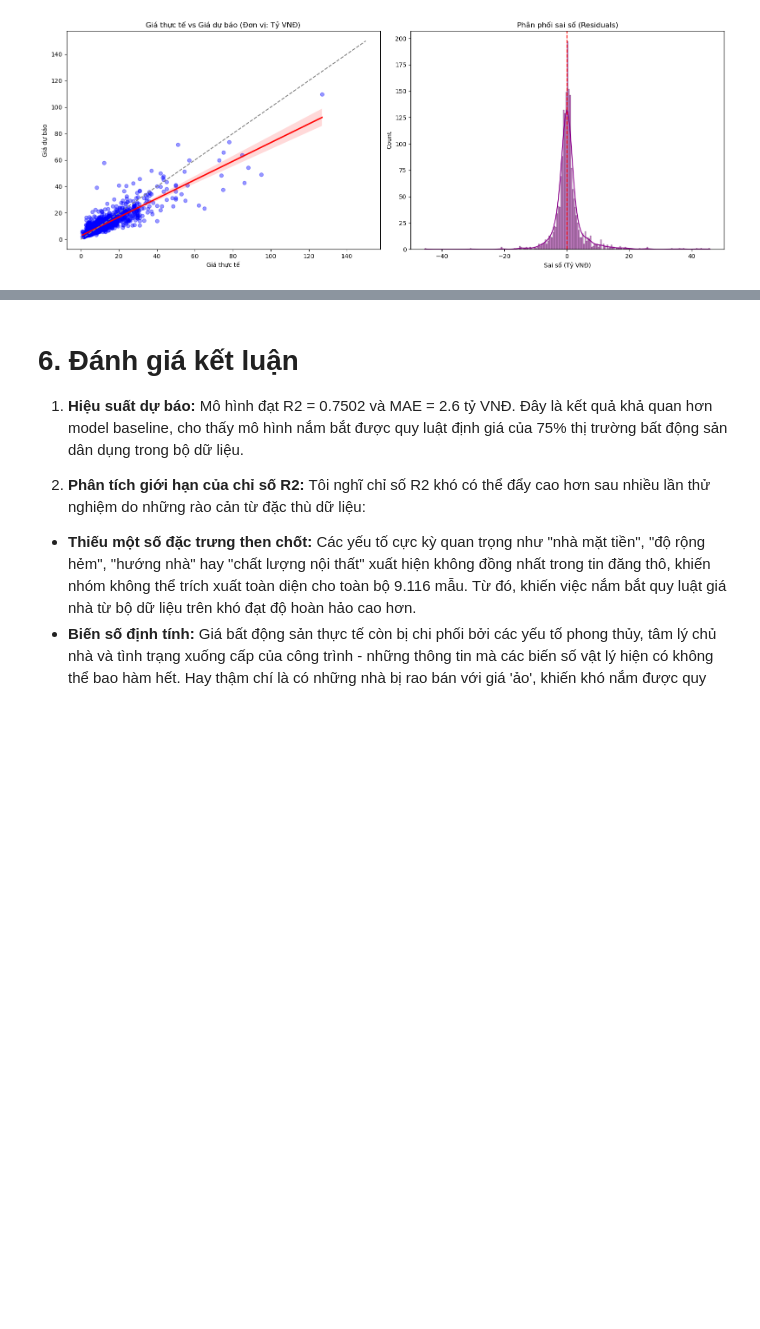
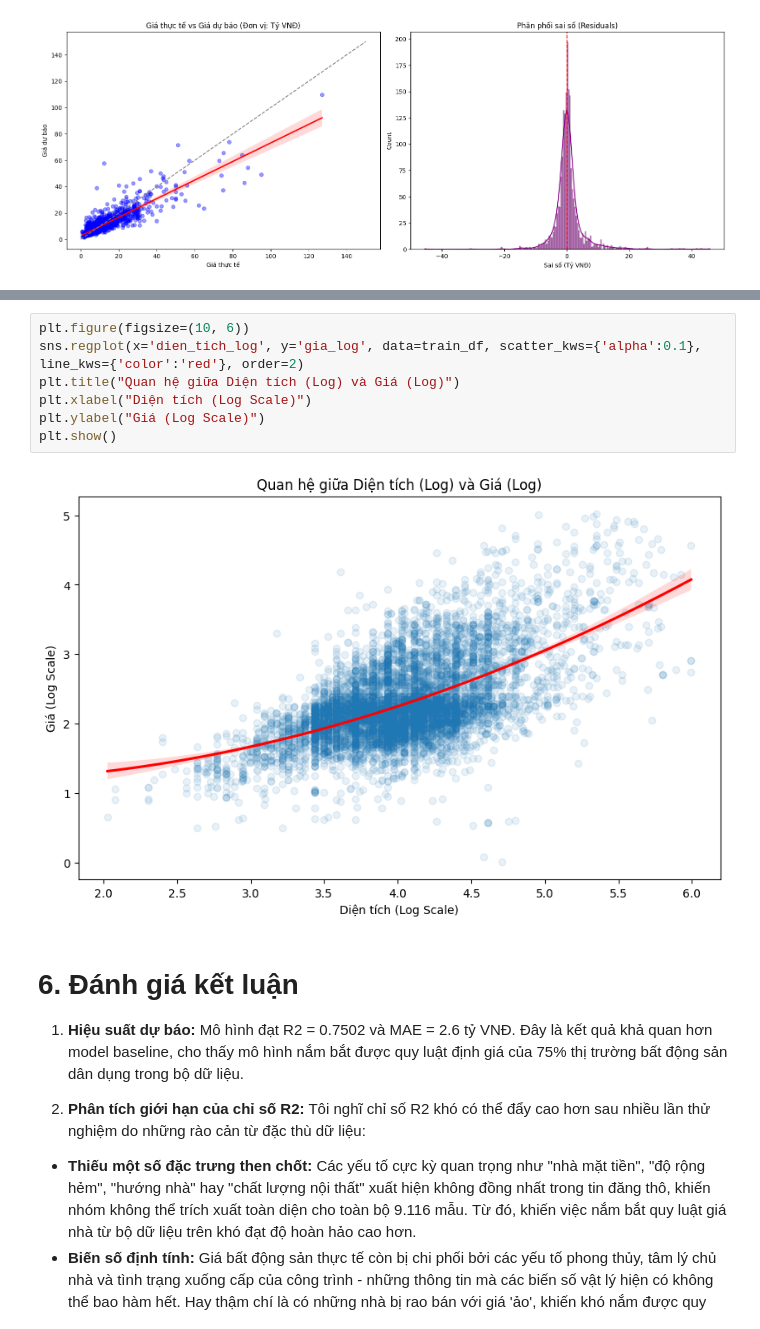
Before and after one commit to pqthinh232/ML-Lab02-Linear_Regression_Project-Real_Estate_Price_Analysis_and_Prediction, a Jupyter notebook: modeling/model_1(QThinh).ipynb, the cells around one changed output, grey strips where cells are left out. Drawn from its saved outputs; the diff is of its cells as text; blank space fills up the shorter version.

```diff
--- a/modeling/model_1(QThinh).ipynb
+++ b/modeling/model_1(QThinh).ipynb
@@ -147,3 +266,12 @@ plt.show()
+# %%
+plt.figure(figsize=(10, 6))
+sns.regplot(x='dien_tich_log', y='gia_log', data=train_df, scatter_kws={'alpha':0.1}, line_kws={'color':'red'}, order=2)
+plt.title("Quan hệ giữa Diện tích (Log) và Giá (Log)")
+plt.xlabel("Diện tích (Log Scale)")
+plt.ylabel("Giá (Log Scale)")
+plt.show()
+# %% [output]
+[figure, added]
 # %% [markdown]
 # 6. Đánh giá kết luận
 
```
Also changed, not shown: parts of 7 cells of this notebook.
